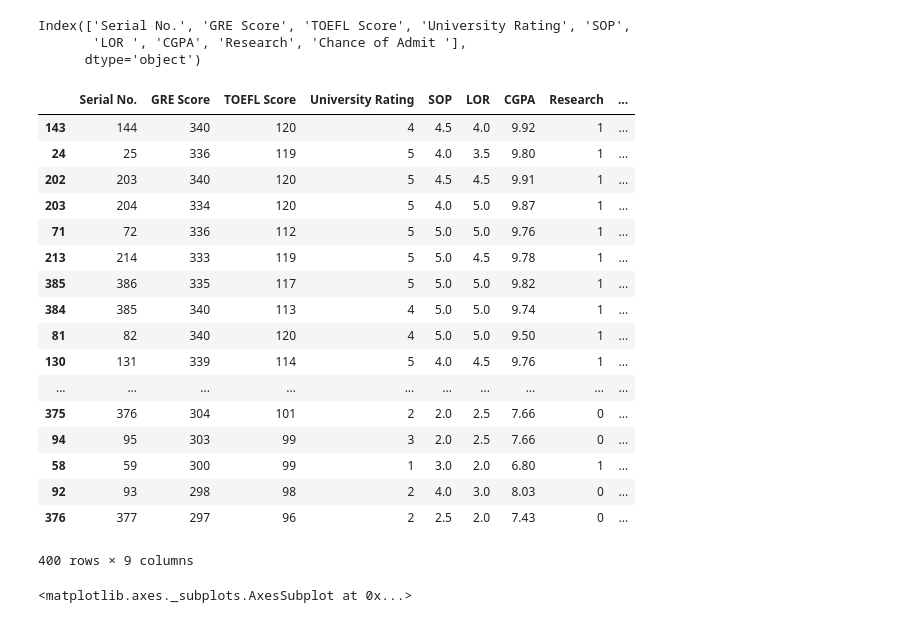
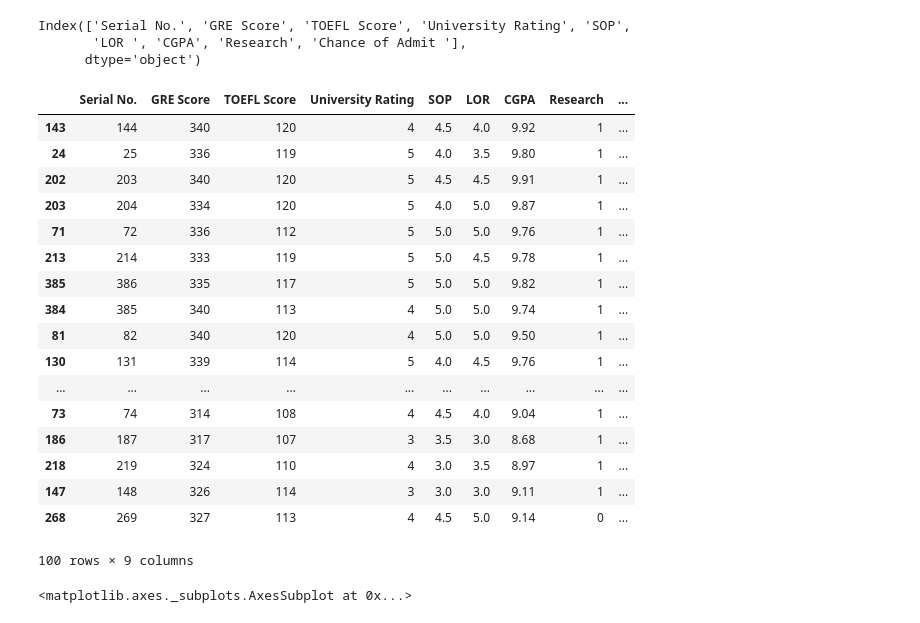
Before and after one commit to yijhenlin/FDA, a Jupyter notebook: HW1-part2.ipynb, the cells around one changed output. Drawn from its saved outputs; the diff is of its cells as text; code cells hidden in the pictures.

```diff
--- a/HW1-part2.ipynb
+++ b/HW1-part2.ipynb
@@ -25,26 +25,26 @@ Index(['Serial No.', 'GRE Score', 'TOEFL Score', 'University Rating', 'SOP',
        'LOR ', 'CGPA', 'Research', 'Chance of Admit '],
       dtype='object')
 # %%
-pd_data.sort_values(by = 'Chance of Admit ', ascending=False)
+pd_data.sort_values(by = 'Chance of Admit ', ascending=False)[:100]
 # %% [output]
 |  | Serial No. | GRE Score | TOEFL Score | University Rating | SOP | LOR | CGPA | Research | ... |
 | 143 | 144 | 340 | 120 | 4 | 4.5 | 4.0 | 9.92 | 1 | ... |
 | 24 | 25 | 336 | 119 | 5 | 4.0 | 3.5 | 9.80 | 1 | ... |
 | 202 | 203 | 340 | 120 | 5 | 4.5 | 4.5 | 9.91 | 1 | ... |
 | 203 | 204 | 334 | 120 | 5 | 4.0 | 5.0 | 9.87 | 1 | ... |
 | 71 | 72 | 336 | 112 | 5 | 5.0 | 5.0 | 9.76 | 1 | ... |
 | 213 | 214 | 333 | 119 | 5 | 5.0 | 4.5 | 9.78 | 1 | ... |
 | 385 | 386 | 335 | 117 | 5 | 5.0 | 5.0 | 9.82 | 1 | ... |
 | 384 | 385 | 340 | 113 | 4 | 5.0 | 5.0 | 9.74 | 1 | ... |
 | 81 | 82 | 340 | 120 | 4 | 5.0 | 5.0 | 9.50 | 1 | ... |
 | 130 | 131 | 339 | 114 | 5 | 4.0 | 4.5 | 9.76 | 1 | ... |
 | ... | ... | ... | ... | ... | ... | ... | ... | ... | ... |
-| 375 | 376 | 304 | 101 | 2 | 2.0 | 2.5 | 7.66 | 0 | ... |
-| 94 | 95 | 303 | 99 | 3 | 2.0 | 2.5 | 7.66 | 0 | ... |
-| 58 | 59 | 300 | 99 | 1 | 3.0 | 2.0 | 6.80 | 1 | ... |
-| 92 | 93 | 298 | 98 | 2 | 4.0 | 3.0 | 8.03 | 0 | ... |
-| 376 | 377 | 297 | 96 | 2 | 2.5 | 2.0 | 7.43 | 0 | ... |
+| 73 | 74 | 314 | 108 | 4 | 4.5 | 4.0 | 9.04 | 1 | ... |
+| 186 | 187 | 317 | 107 | 3 | 3.5 | 3.0 | 8.68 | 1 | ... |
+| 218 | 219 | 324 | 110 | 4 | 3.0 | 3.5 | 8.97 | 1 | ... |
+| 147 | 148 | 326 | 114 | 3 | 3.0 | 3.0 | 9.11 | 1 | ... |
+| 268 | 269 | 327 | 113 | 4 | 4.5 | 5.0 | 9.14 | 0 | ... |
-400 rows × 9 columns
+100 rows × 9 columns
 # %%
 sns.heatmap(pd_data.drop(columns = ['Serial No.']).corr(), vmax=0.6, square=True, annot=True)
 # %% [output]
```
Also changed, not shown: 1 other file.
